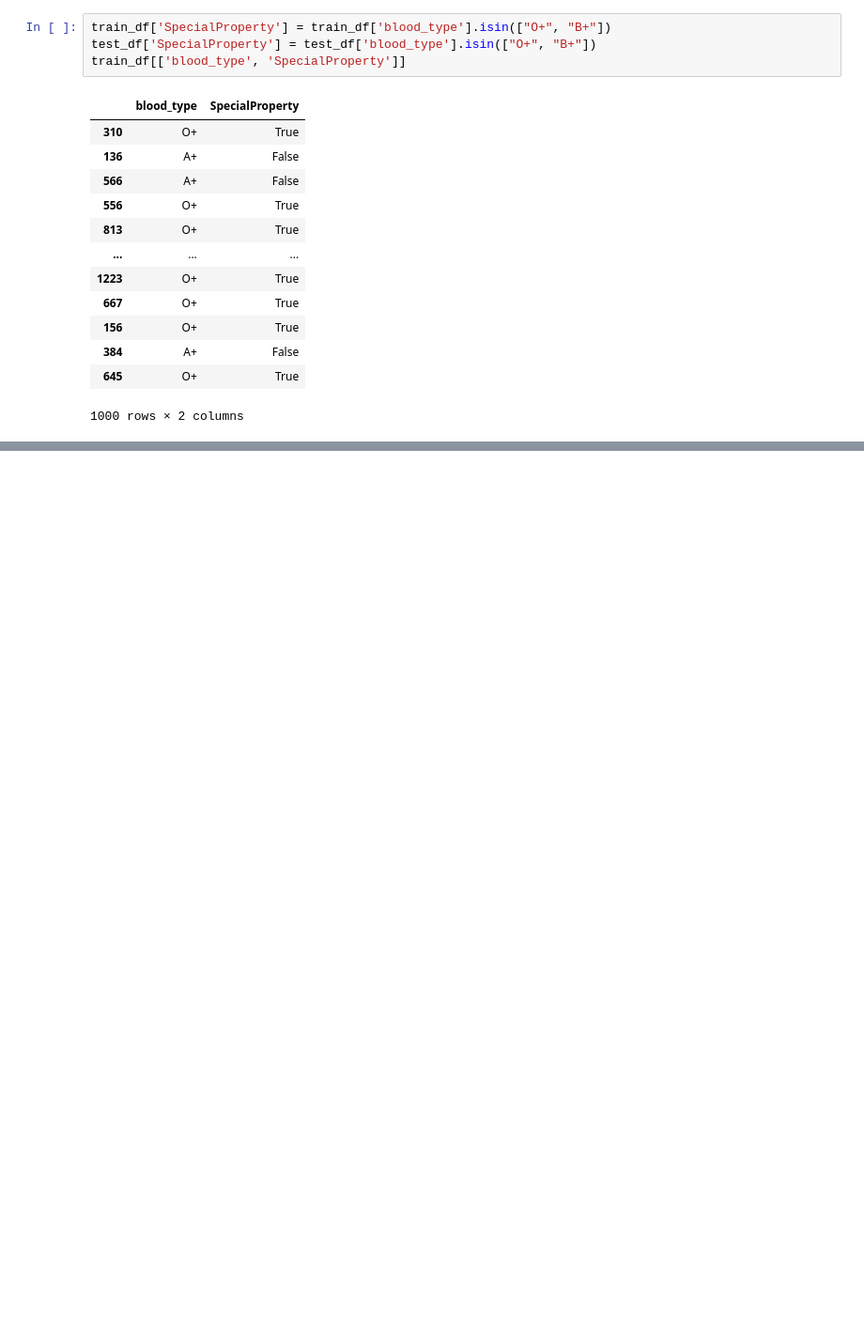
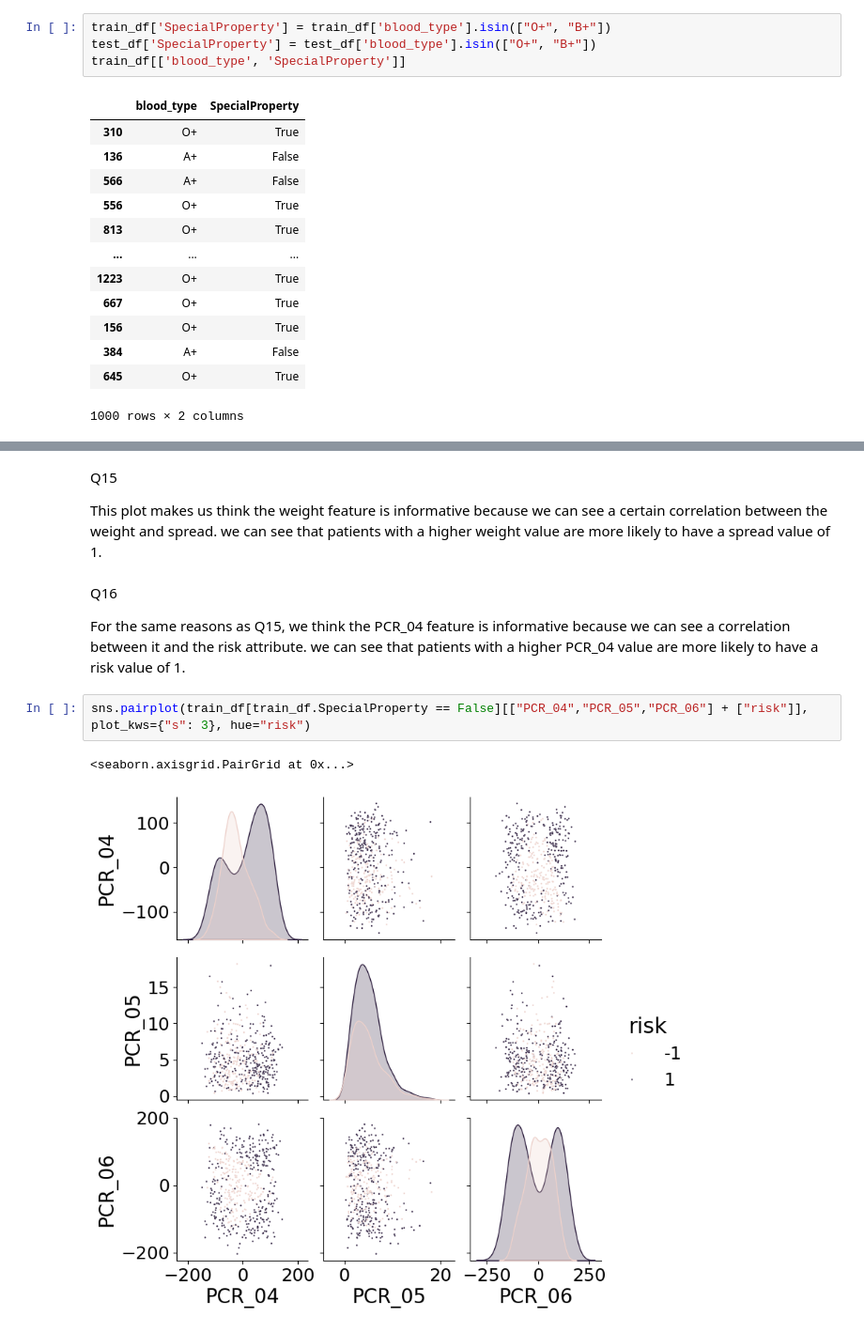
Before and after one commit to Shayshoon/ML_1, a Jupyter notebook: HW1_template.ipynb, the cells around one changed output, grey strips where cells are left out. Shown at 94% size. Drawn from its saved outputs; the diff is of its cells as text; blank space fills up the shorter version.

```diff
--- a/HW1_template.ipynb
+++ b/HW1_template.ipynb
@@ -458,0 +480,13 @@ test_df.drop(columns=['blood_type'])
+# %% [markdown]
+Q15
+
+This plot makes us think the weight feature is informative because we can see a certain correlation between the weight and spread. we can see that patients with a higher weight value are more likely to have a spread value of 1.
+# %% [markdown]
+Q16
+
+For the same reasons as Q15, we think the PCR_04 feature is informative because we can see a correlation between it and the risk attribute. we can see that patients with a higher PCR_04 value are more likely to have a risk value of 1.
+# %%
+sns.pairplot(train_df[train_df.SpecialProperty == False][["PCR_04","PCR_05","PCR_06"] + ["risk"]], plot_kws={"s": 3}, hue="risk")
+# %% [output]
+<seaborn.axisgrid.PairGrid at 0x...>
+[figure, added]
```
Also changed, not shown: parts of 9 cells of this notebook.
